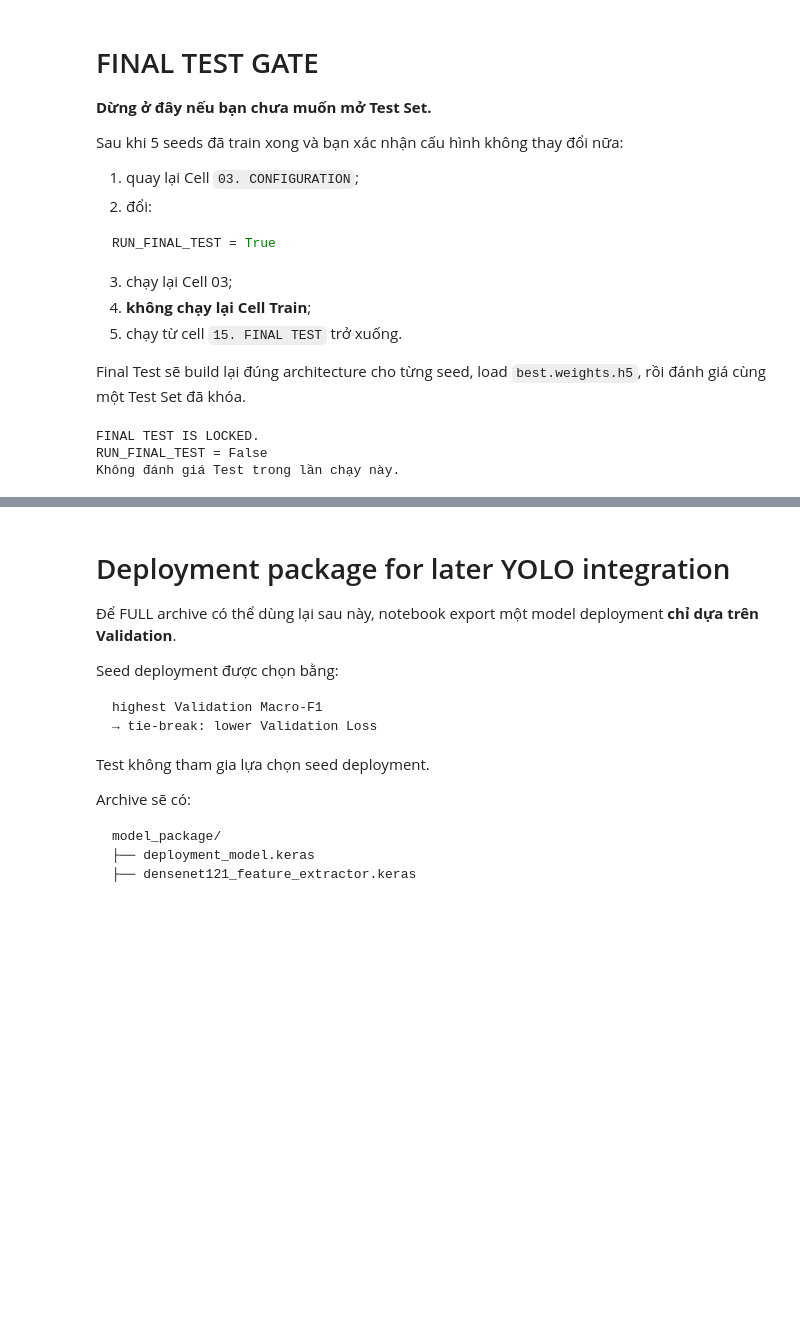
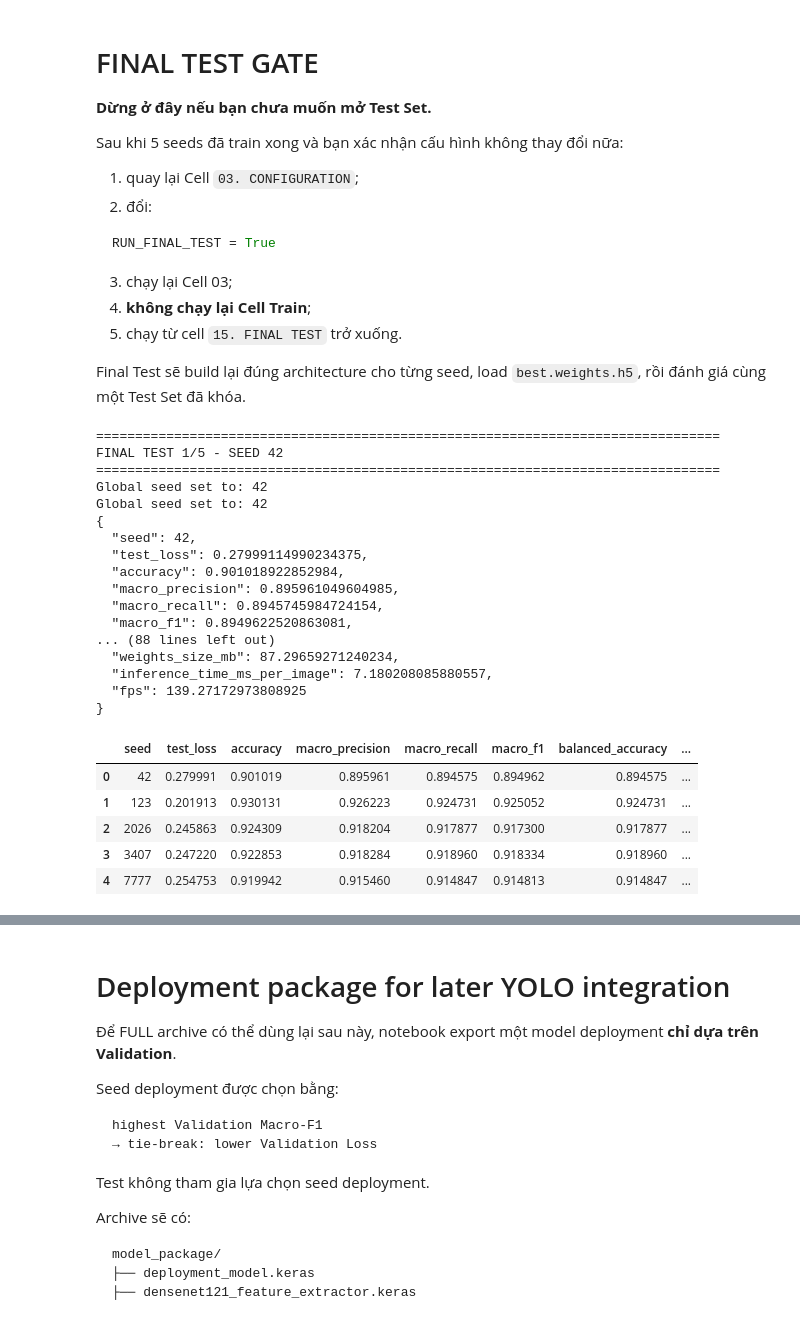
Before and after one commit to klongnguyen/KLTN_Cashew_Leaf_Disease_Classification, a Jupyter notebook: Notebook/DenseNet121/densenet121_5seed.ipynb, the cells around one changed output, grey strips where cells are left out. Saved outputs shown, nothing was run; the diff lists cells and outputs as text; code cells hidden in the pictures; blank space fills up the shorter version.

```diff
--- a/Notebook/DenseNet121/densenet121_5seed.ipynb
+++ b/Notebook/DenseNet121/densenet121_5seed.ipynb
@@ -2274,15 +2614,17 @@ else:
 
         fig, ax = plt.subplots(figsize=(8, 7))
 
-        ConfusionMatrixDisplay(
+        matrix_display = ConfusionMatrixDisplay(
             confusion_matrix=cm,
             display_labels=CLASS_NAMES
         ).plot(
             ax=ax,
-            cmap="Blues",
+            cmap=MATRIX_CMAP,
             values_format="d",
             colorbar=False
         )
+        for label in matrix_display.text_.ravel():
+            label.set_color("black")
 
         plt.title(
             f"Test Confusion Matrix - Seed {seed}"
@@ -2302,15 +2644,17 @@ else:
 
         fig, ax = plt.subplots(figsize=(8, 7))
 
-        ConfusionMatrixDisplay(
+        matrix_display = ConfusionMatrixDisplay(
             confusion_matrix=cm_norm,
             display_labels=CLASS_NAMES
         ).plot(
             ax=ax,
-            cmap="Blues",
+            cmap=MATRIX_CMAP,
             values_format=".2f",
             colorbar=False
         )
+        for label in matrix_display.text_.ravel():
+            label.set_color("black")
 
         plt.title(
             f"Normalized Test Confusion Matrix - Seed {seed}"
@@ -2414,36 +2758,56 @@ else:
             json.dumps(
                 seed_metrics,
                 indent=2
             ),
             encoding="utf-8"
         )
 
         test_result_rows.append(
             seed_metrics
         )
 
         print(json.dumps(seed_metrics, indent=2))
 
         del model
         tf.keras.backend.clear_session()
         gc.collect()
 
 
     test_results_df = pd.DataFrame(
         test_result_rows
     )
 
     test_results_df.to_csv(
         AGGREGATE_DIR /
         "aggregate_test_results.csv",
         index=False
     )
 
     display(test_results_df)
 # %% [output]
-FINAL TEST IS LOCKED.
-RUN_FINAL_TEST = False
-Không đánh giá Test trong lần chạy này.
+================================================================================
+FINAL TEST 1/5 - SEED 42
+================================================================================
+Global seed set to: 42
+Global seed set to: 42
+{
+  "seed": 42,
+  "test_loss": 0.27999114990234375,
+  "accuracy": 0.901018922852984,
+  "macro_precision": 0.895961049604985,
+  "macro_recall": 0.8945745984724154,
+  "macro_f1": 0.8949622520863081,
+... (88 lines left out)
+  "weights_size_mb": 87.29659271240234,
+  "inference_time_ms_per_image": 7.180208085880557,
+  "fps": 139.27172973808925
+}
+|  | seed | test_loss | accuracy | macro_precision | macro_recall | macro_f1 | balanced_accuracy | ... |
+| 0 | 42 | 0.279991 | 0.901019 | 0.895961 | 0.894575 | 0.894962 | 0.894575 | ... |
+| 1 | 123 | 0.201913 | 0.930131 | 0.926223 | 0.924731 | 0.925052 | 0.924731 | ... |
+| 2 | 2026 | 0.245863 | 0.924309 | 0.918204 | 0.917877 | 0.917300 | 0.917877 | ... |
+| 3 | 3407 | 0.247220 | 0.922853 | 0.918284 | 0.918960 | 0.918334 | 0.918960 | ... |
+| 4 | 7777 | 0.254753 | 0.919942 | 0.915460 | 0.914847 | 0.914813 | 0.914847 | ... |
 # %%
 
 # ============================================================
```
Also changed, not shown: parts of 17 cells of this notebook, 2 other files.
